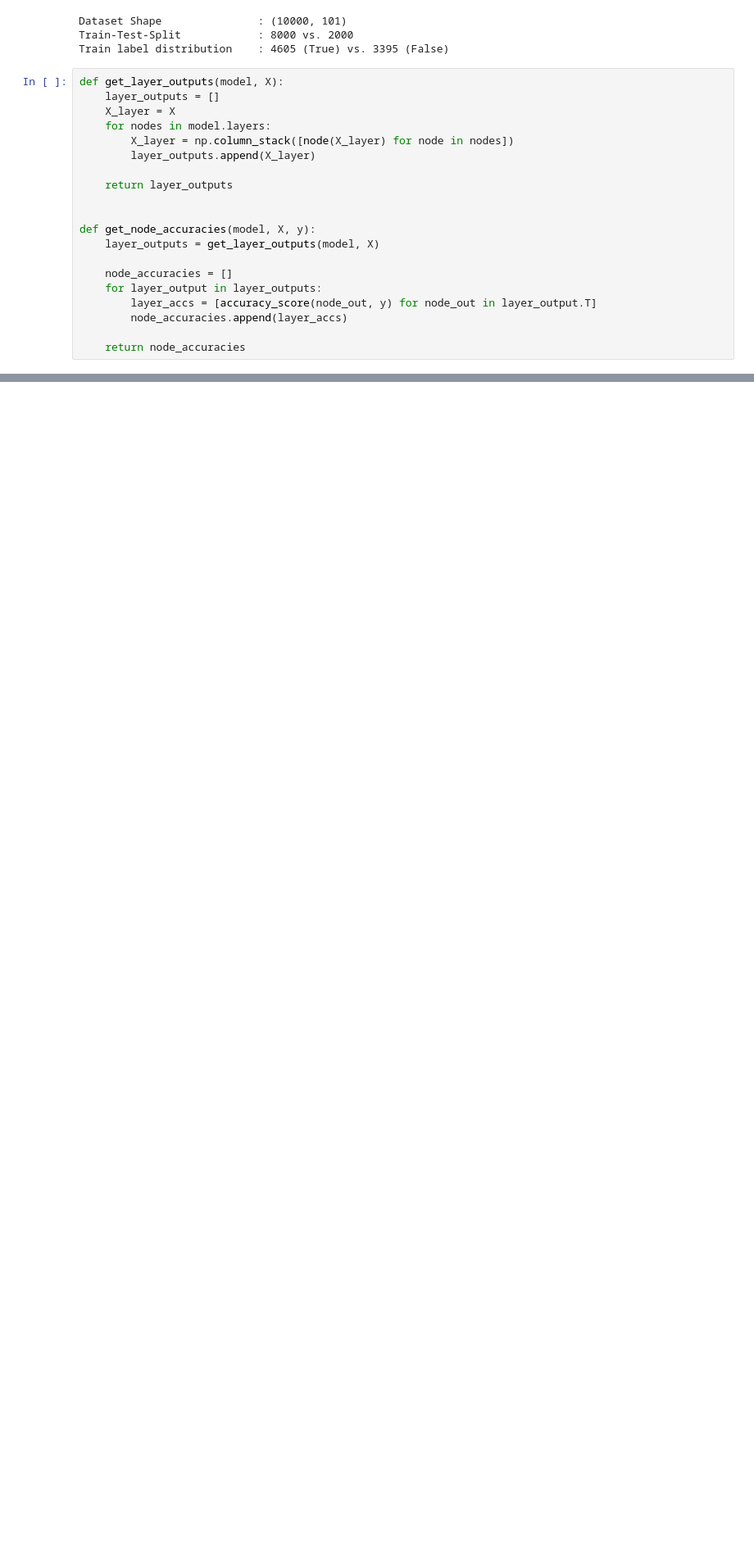
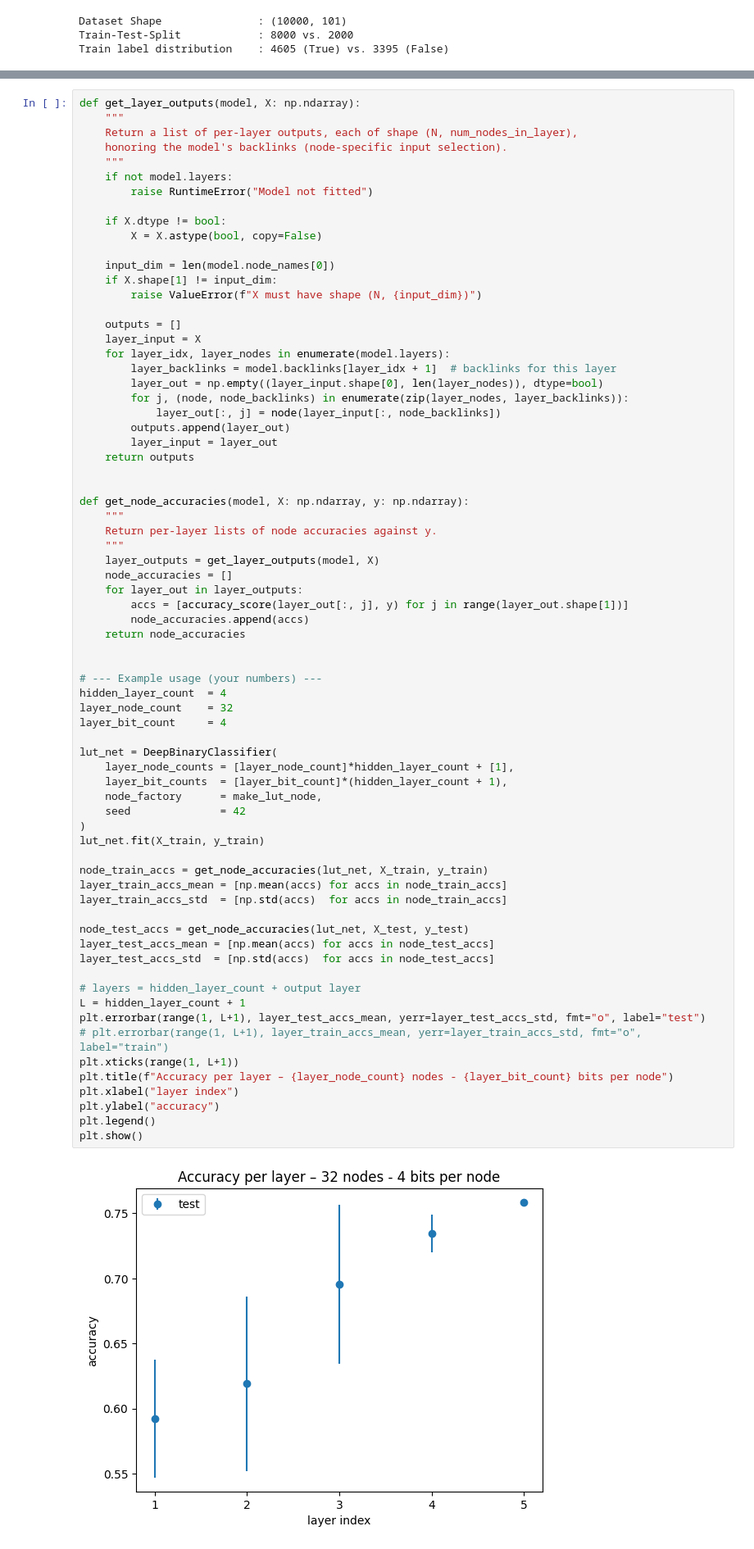
Before and after one commit to simontonner/rule-net, a Jupyter notebook: experiment_2_lut.ipynb, the cells around one changed output, grey strips where cells are left out. Shown at 82% size. Drawn from its saved outputs; the diff is of its cells as text; blank space fills up the shorter version.

```diff
--- a/experiment_2_lut.ipynb
+++ b/experiment_2_lut.ipynb
@@ -22,23 +22,3 @@ print(f"Train label distribution    : {y_train.sum()} (True) vs. {y_train.size -
 Dataset Shape               : (10000, 101)
 Train-Test-Split            : 8000 vs. 2000
 Train label distribution    : 4605 (True) vs. 3395 (False)
-# %%
-def get_layer_outputs(model, X):
-    layer_outputs = []
-    X_layer = X
-    for nodes in model.layers:
-        X_layer = np.column_stack([node(X_layer) for node in nodes])
-        layer_outputs.append(X_layer)
-
-    return layer_outputs
-
-
-def get_node_accuracies(model, X, y):
-    layer_outputs = get_layer_outputs(model, X)
-
-    node_accuracies = []
-    for layer_output in layer_outputs:
-        layer_accs = [accuracy_score(node_out, y) for node_out in layer_output.T]
-        node_accuracies.append(layer_accs)
-
-    return node_accuracies
@@ -78,3 +25,76 @@ plt.show()
+# %%
+def get_layer_outputs(model, X: np.ndarray):
+    """
+    Return a list of per-layer outputs, each of shape (N, num_nodes_in_layer),
+    honoring the model's backlinks (node-specific input selection).
+    """
+    if not model.layers:
+        raise RuntimeError("Model not fitted")
+
+    if X.dtype != bool:
+        X = X.astype(bool, copy=False)
+
+    input_dim = len(model.node_names[0])
+    if X.shape[1] != input_dim:
+        raise ValueError(f"X must have shape (N, {input_dim})")
+
+    outputs = []
+    layer_input = X
+    for layer_idx, layer_nodes in enumerate(model.layers):
+        layer_backlinks = model.backlinks[layer_idx + 1]  # backlinks for this layer
+        layer_out = np.empty((layer_input.shape[0], len(layer_nodes)), dtype=bool)
+        for j, (node, node_backlinks) in enumerate(zip(layer_nodes, layer_backlinks)):
+            layer_out[:, j] = node(layer_input[:, node_backlinks])
+        outputs.append(layer_out)
+        layer_input = layer_out
+    return outputs
+
+
+def get_node_accuracies(model, X: np.ndarray, y: np.ndarray):
+    """
+    Return per-layer lists of node accuracies against y.
+    """
+    layer_outputs = get_layer_outputs(model, X)
+    node_accuracies = []
+    for layer_out in layer_outputs:
+        accs = [accuracy_score(layer_out[:, j], y) for j in range(layer_out.shape[1])]
+        node_accuracies.append(accs)
+    return node_accuracies
+
+
+# --- Example usage (your numbers) ---
+hidden_layer_count  = 4
+layer_node_count    = 32
+layer_bit_count     = 4
+
+lut_net = DeepBinaryClassifier(
+    layer_node_counts = [layer_node_count]*hidden_layer_count + [1],
+    layer_bit_counts  = [layer_bit_count]*(hidden_layer_count + 1),
+    node_factory      = make_lut_node,
+    seed              = 42
+)
+lut_net.fit(X_train, y_train)
+
+node_train_accs = get_node_accuracies(lut_net, X_train, y_train)
+layer_train_accs_mean = [np.mean(accs) for accs in node_train_accs]
+layer_train_accs_std  = [np.std(accs)  for accs in node_train_accs]
+
+node_test_accs = get_node_accuracies(lut_net, X_test, y_test)
+layer_test_accs_mean = [np.mean(accs) for accs in node_test_accs]
+layer_test_accs_std  = [np.std(accs)  for accs in node_test_accs]
+
+# layers = hidden_layer_count + output layer
+L = hidden_layer_count + 1
+plt.errorbar(range(1, L+1), layer_test_accs_mean, yerr=layer_test_accs_std, fmt="o", label="test")
+# plt.errorbar(range(1, L+1), layer_train_accs_mean, yerr=layer_train_accs_std, fmt="o", label="train")
+plt.xticks(range(1, L+1))
+plt.title(f"Accuracy per layer – {layer_node_count} nodes - {layer_bit_count} bits per node")
+plt.xlabel("layer index")
+plt.ylabel("accuracy")
+plt.legend()
+plt.show()
+# %% [output]
+[figure, added]
 # %%
 # Variable number of nodes per layer (fixed 8-bit iputs)
 
```
Also changed, not shown: parts of 4 cells of this notebook, 18 other files.
